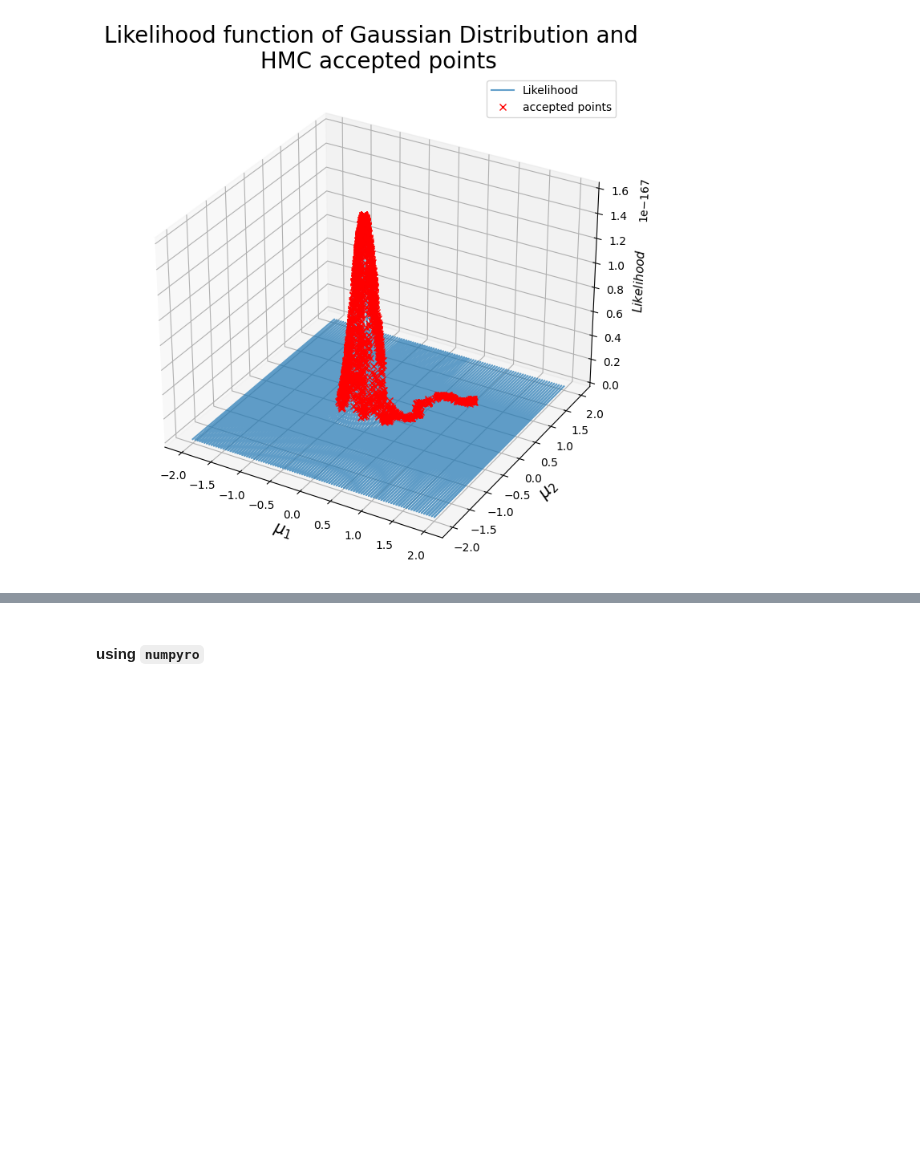
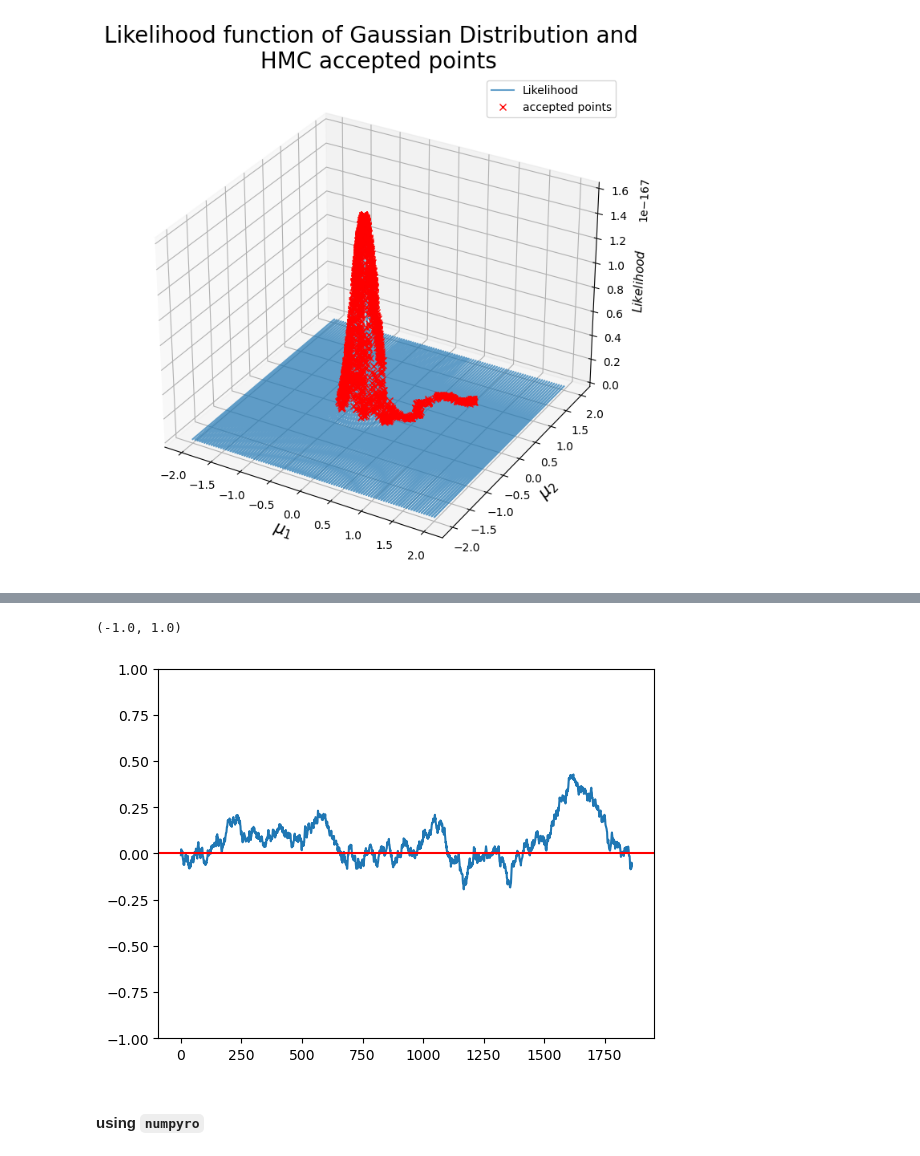
Before and after one commit to pjdunne/MResMCMC2023, a Jupyter notebook: HMC/exercise.ipynb, the cells around one changed output, grey strips where cells are left out. Drawn from its saved outputs; the diff is of its cells as text; code cells hidden in the pictures; blank space fills up the shorter version.

```diff
--- a/HMC/exercise.ipynb
+++ b/HMC/exercise.ipynb
@@ -144,0 +260,31 @@ plt.show()
+# %%
+import numpy as np
+
+def auto_correlation(thetas, time_lag):
+
+    """
+
+    calculating the auto-correlation of the stochastic processes of parameter theta
+    Arguments
+    ---------
+    theta : the inputed value of the parameter theta generated by the stochastic process
+    time_lag : the value of the time-lag of the auto-correlation
+    Returns
+    -------
+    auto_cor : the auto-correlation value of the inputed parameters
+    """
+
+    thetas = np.asarray(thetas)
+    n = thetas.shape[0]
+    t1 = 0
+    assert((t1+time_lag) <= (n-1))
+    auto_cor = 0
+    while((t1+time_lag) <= (n-1)):
+        auto_cor += thetas[t1]*thetas[t1+n]
+        t1 += 1
+    return auto_cor/t1
+# %%
+auto_corr = []
+for i in range(len(theta_accept)):
+    auto_corr.append(auto_correlation(thetas=theta_accept[i],time_lag=0))
+no_ = np.arange(len(auto_corr))
@@ -145,3 +297,13 @@ plt.show()
+# %%
+fig = plt.figure()
+ax = fig.add_subplot()
+
+ax.plot(no_, auto_corr)
+ax.axhline(y = 0, color = 'r', linestyle = '-')
+ax.set_ylim(-1,1)
+# %% [output]
+(-1.0, 1.0)
+[figure, added]
 # %% [markdown]
 #### using `numpyro`
 # %%
```
Also changed, not shown: parts of 12 cells of this notebook.
